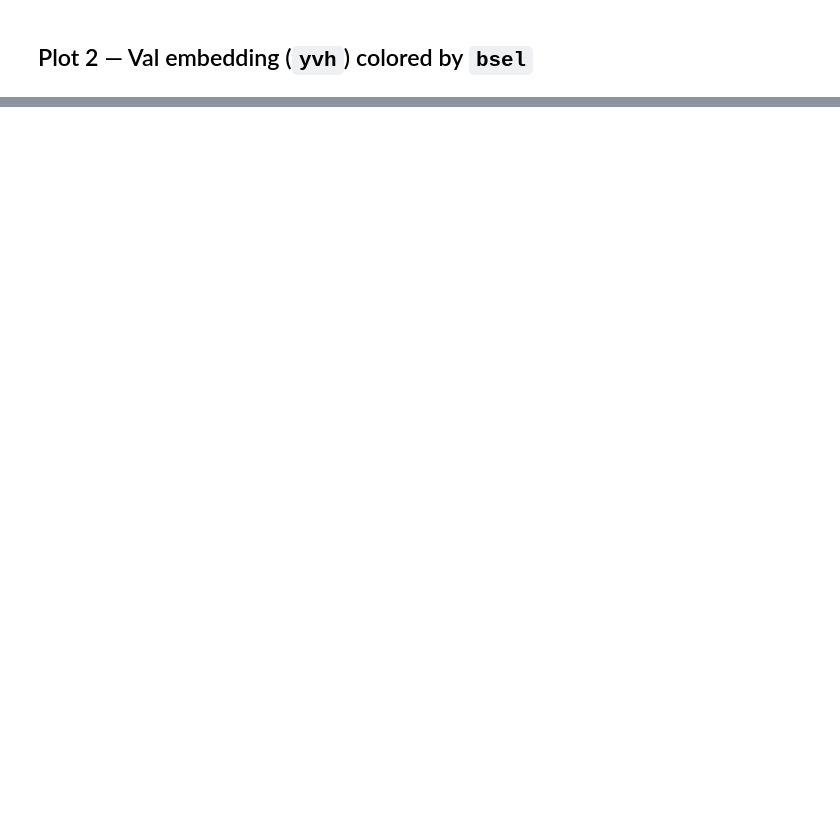
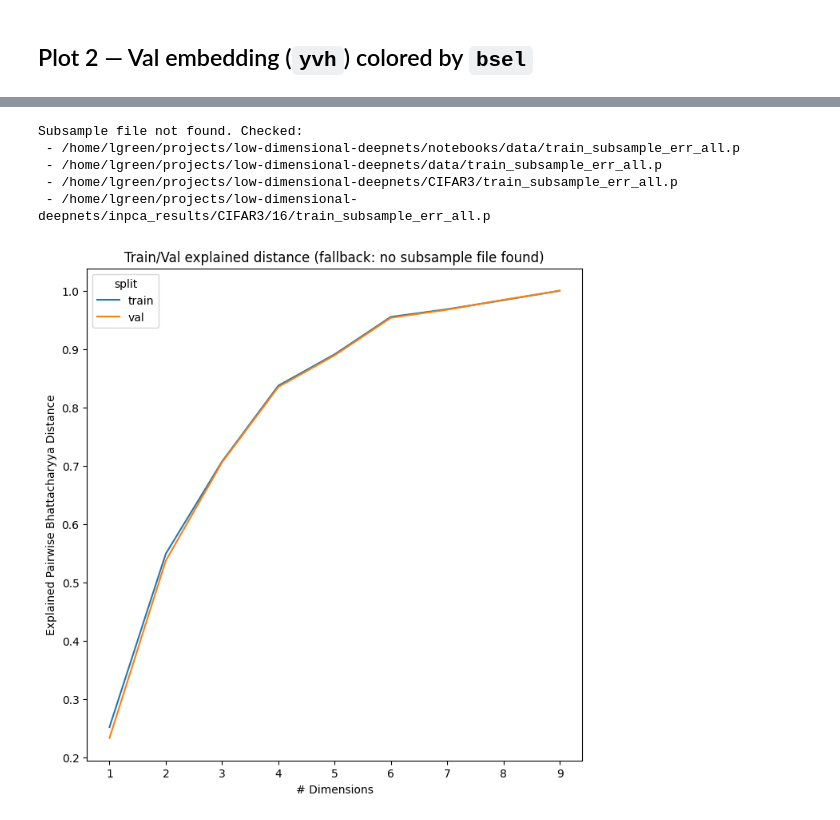
Before and after one commit to lukegreen109/low-dimensional-deepnets, a Jupyter notebook: notebooks/subset_embedding_bsel.ipynb, the cells around one changed output, grey strips where cells are left out. Drawn from its saved outputs; the diff is of its cells as text; code cells hidden in the pictures; blank space fills up the shorter version.

```diff
--- a/notebooks/subset_embedding_bsel.ipynb
+++ b/notebooks/subset_embedding_bsel.ipynb
@@ -23,7 +23,7 @@ from utils import CDICT_BSEL
 from utils.plot import plotly_3d
 # %%
 # --- Config (edit these) ---
-DATASET = 'TwoMoons'
+DATASET = 'CIFAR3'
 INPCA_ROOT = repo_root / 'inpca_results' / DATASET
 JOIN_FN = 'all_geod'
 SEED = 16
@@ -139,0 +138,77 @@ fig.show()
+# %%
+# Plot 3 — Explained pairwise Bhattacharyya distance vs dimensions
+import pickle
+import matplotlib.pyplot as plt
+import seaborn as sns
+from utils.embed import explained_stress
+
+fn = 'train'  # set to 'test' to prefer test subsample file if available
+
+# Try the legacy subsample files first (as in subset_embedding.ipynb).
+candidate_roots = [
+    repo_root / 'notebooks' / 'data',
+    repo_root / 'data',
+    repo_root / DATASET,
+    INPCA_ROOT / str(SEED),
+]
+
+subsample_path = None
+for root in candidate_roots:
+    p = root / f'{fn}_subsample_err_all.p'
+    if p.exists():
+        subsample_path = p
+        break
+
+if subsample_path is not None:
+    rel_error_all_ = pickle.load(open(subsample_path, 'rb'))
+    ns = [10, 100, 1000] if fn == 'test' else [50, 500, 5000]
+
+    ds = pd.DataFrame(rel_error_all_[ns[0]].T[:, [0, -1]], columns=['dimension', 4])
+    ds = ds.reset_index(drop=True).melt(id_vars='dimension')
+    for i, s in enumerate(ns):
+        tmp = rel_error_all_[s]
+        tmp_ds = pd.DataFrame(tmp.T[:, :2], columns=['dimension', i])
+        tmp_ds = tmp_ds.reset_index().melt(id_vars='dimension', value_vars=[i])
+        ds = pd.concat([ds, tmp_ds], ignore_index=True)
+
+    f, ax = plt.subplots(figsize=(8, 8))
+    ylims = (0.5, 0.86) if fn == 'train' else (0.13, 0.58)
+    sns.lineplot(data=ds, x='dimension', y='value', hue='variable', ax=ax)
+    legend_handles, _ = ax.get_legend_handles_labels()
+    ax.legend(legend_handles, [f'N = {s}' for s in ns] + ['Original'], loc='lower right')
+    ax.set(
+        ylim=ylims,
+        xlabel='# Dimensions',
+        ylabel='Explained Pairwise Bhattacharyya Distance',
+    )
+    ax.set_title(f"{fn.capitalize()} split (subsampled)")
+    print(f'Loaded subsample data from: {subsample_path}')
+else:
+    # Fallback: always available with current notebook state.
+    curves = []
+    for split_name, r_cur in [('train', r_yh), ('val', r_yvh)]:
+        expl = np.asarray(explained_stress(r_cur))
+        curves.append(pd.DataFrame({
+            'dimension': np.arange(1, len(expl) + 1),
+            'value': expl,
+            'split': split_name,
+        }))
+    ds_fallback = pd.concat(curves, ignore_index=True)
+
+    f, ax = plt.subplots(figsize=(8, 8))
+    sns.lineplot(data=ds_fallback, x='dimension', y='value', hue='split', ax=ax)
+    ax.set(
+        xlabel='# Dimensions',
+        ylabel='Explained Pairwise Bhattacharyya Distance',
+    )
+    ax.set_title('Train/Val explained distance (fallback: no subsample file found)')
+    print('Subsample file not found. Checked:')
+    for root in candidate_roots:
+        print(' -', root / f'{fn}_subsample_err_all.p')
+# %% [output]
+Subsample file not found. Checked:
+ - /home/lgreen/projects/low-dimensional-deepnets/notebooks/data/train_subsample_err_all.p
+ - /home/lgreen/projects/low-dimensional-deepnets/data/train_subsample_err_all.p
+ - /home/lgreen/projects/low-dimensional-deepnets/CIFAR3/train_subsample_err_all.p
+ - /home/lgreen/projects/low-dimensional-deepnets/inpca_results/CIFAR3/16/train_subsample_err_all.p
+[figure, added]
```
Also changed, not shown: parts of 6 cells of this notebook, 12 other files.
